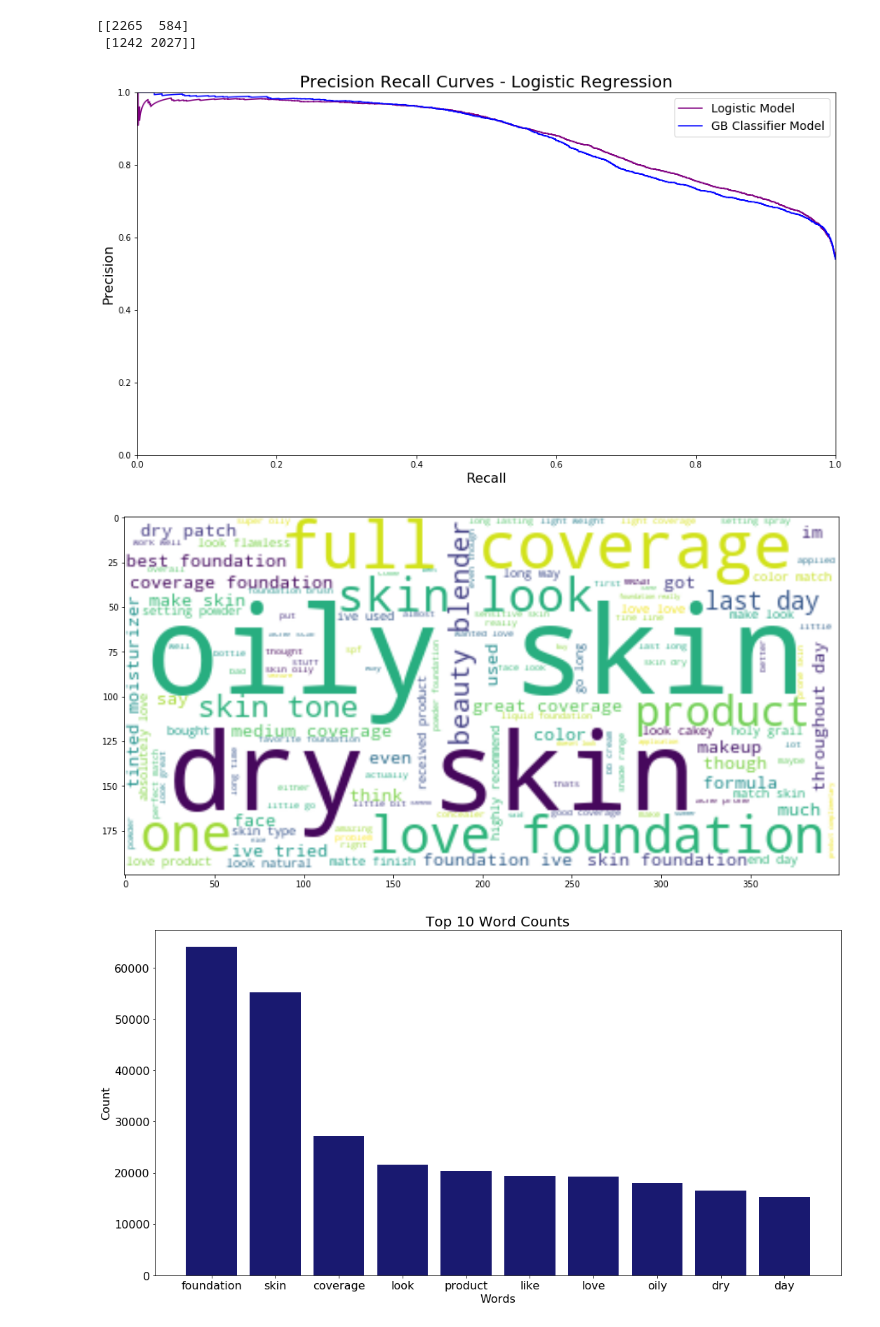
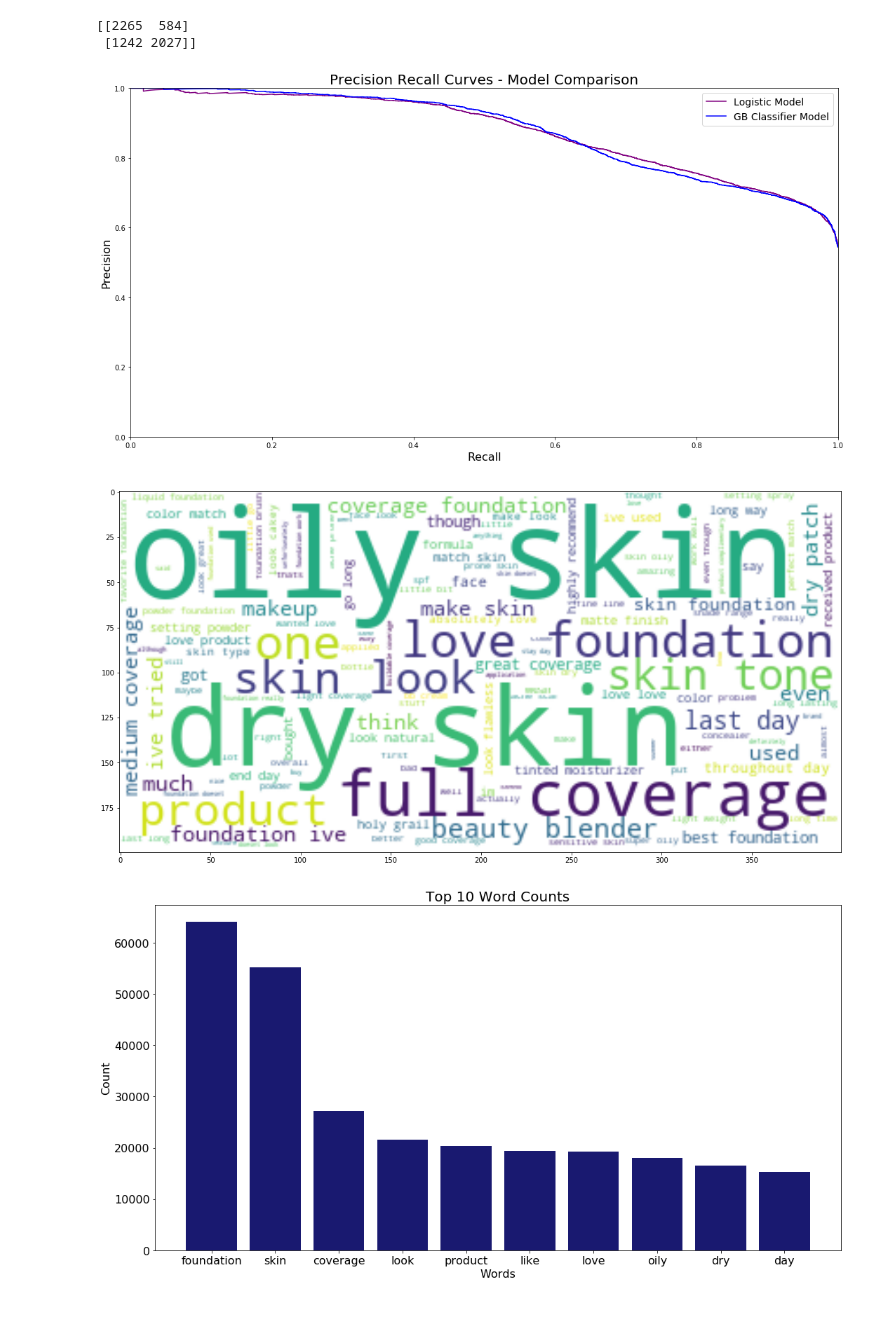
Before and after one commit to nicleong27/Beauty_Reviews, a Jupyter notebook: Reviews-Modelling.ipynb, the cells around one changed output. Drawn from its saved outputs; the diff is of its cells as text; code cells hidden in the pictures.

```diff
--- a/Reviews-Modelling.ipynb
+++ b/Reviews-Modelling.ipynb
@@ -427,21 +429,24 @@ logistic_model = modelling(model2['review_text'], model2['skin_type'], TfidfVect
 gb_model = modelling(model2['review_text'], model2['skin_type'], TfidfVectorizer(), GradientBoostingClassifier())
 # %%
 fig, ax = plt.subplots(figsize=(15,8))
-ax.set_title('Precision Recall Curves - Logistic Regression', fontsize=20)
+ax.set_title('Precision Recall Curves - Model Comparison', fontsize=20)
 
 plt.gca().set_color_cycle(['purple', 'blue'])
 # ax.plot([0,1],[df.precision[0],df.precision[0]], 'k', label='random')
 
 
 plot_precision_recall(ax, logistic_model[3], 'Logistic Model')
 plot_precision_recall(ax, gb_model[3], 'GB Classifier Model')
+plt.tight_layout()
+plt.savefig('imgs/prec_recall.png')
 # %% [output]
-[figure, old version]
+[figure, new version]
 # %%
 create_wordcloud(model2, 'review_text')
-plt.savefig('imgs/WordCloud_reviews')
+plt.tight_layout()
+plt.savefig('imgs/WordCloud_reviews.png')
 # %% [output]
-[figure, old version]
+[figure, new version]
 # %%
 def w_freq(text_series):
     countvect = CountVectorizer()
```
Also changed, not shown: parts of 5 cells of this notebook.
